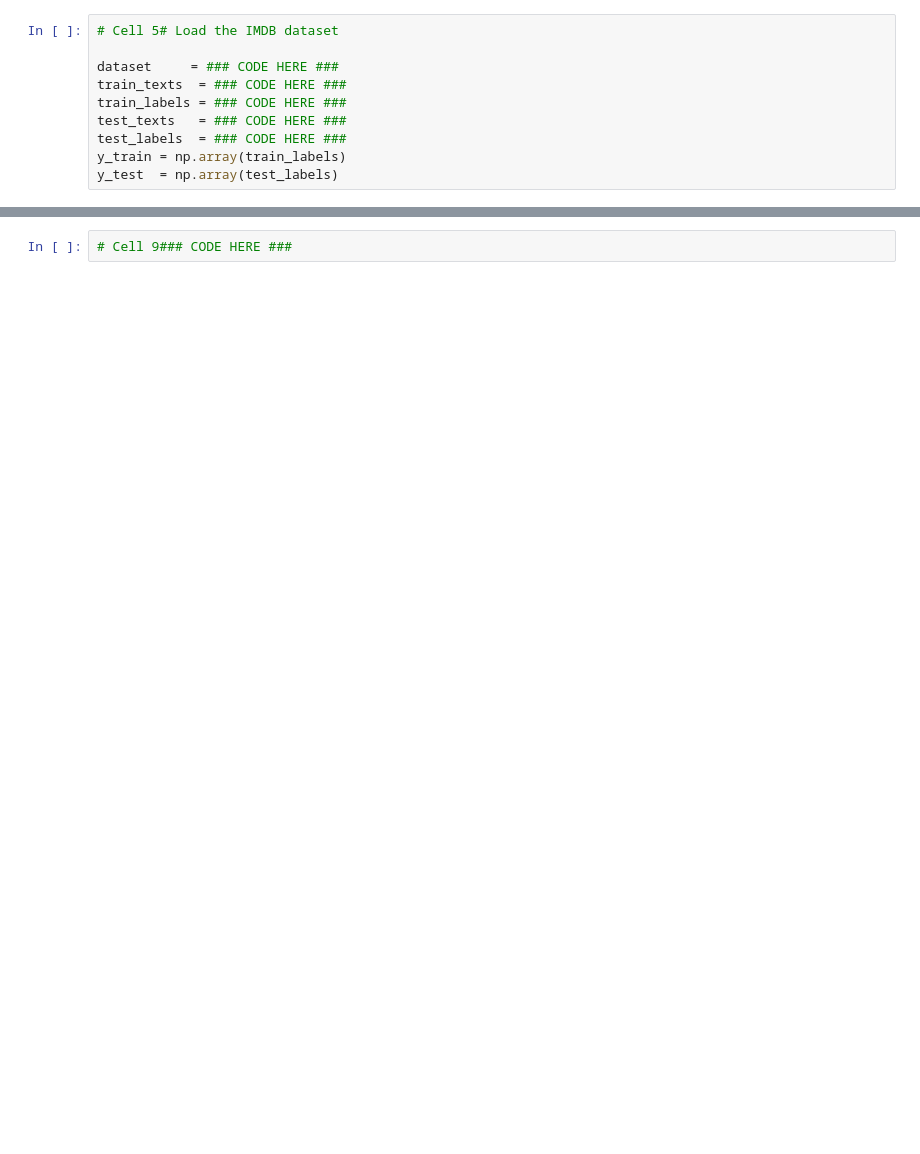
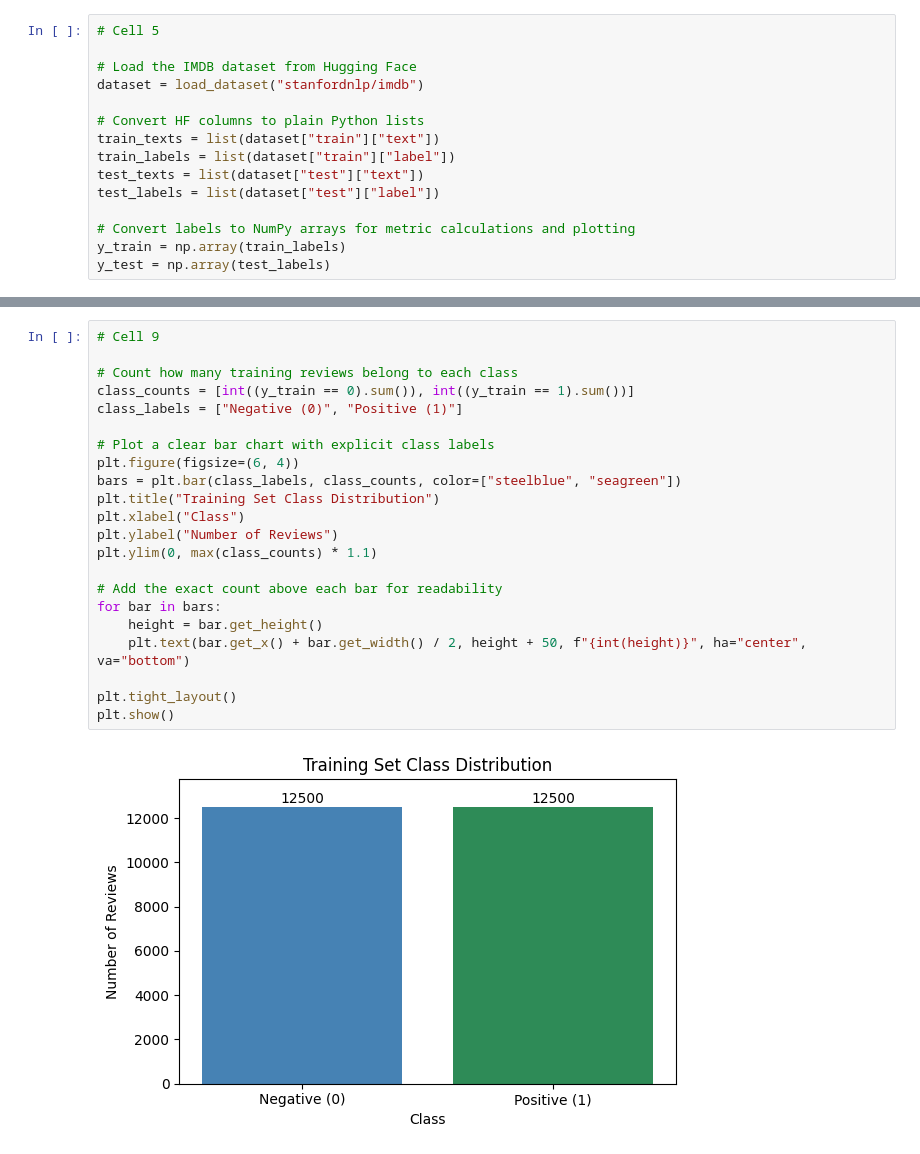
Before and after one commit to koushikroy8711/iitkgp, a Jupyter notebook: Graded Assignment 1 - Jul 18 - Sentiment Analysis Netflix/eb143b18-6af1-48d3-97d7-858ae0e05e34-Classification-Assignment-IMDB/IMDB_Sentiment_Exercise.ipynb, the cells around one changed output, grey strips where cells are left out. Cells and saved outputs as stored; diff of their text form; blank space fills up the shorter version.

Commit message:
Update IMDB notebook exercises and explanations

```diff
--- a/Graded Assignment 1 - Jul 18 - Sentiment Analysis Netflix/eb143b18-6af1-48d3-97d7-858ae0e05e34-Classification-Assignment-IMDB/IMDB_Sentiment_Exercise.ipynb
+++ b/Graded Assignment 1 - Jul 18 - Sentiment Analysis Netflix/eb143b18-6af1-48d3-97d7-858ae0e05e34-Classification-Assignment-IMDB/IMDB_Sentiment_Exercise.ipynb
@@ -77,11 +84,16 @@ Matplotlib is building the font cache; this may take a moment.
 # %%
-# Cell 5# Load the IMDB dataset
+# Cell 5
 
-dataset     = ### CODE HERE ###
-train_texts  = ### CODE HERE ###
-train_labels = ### CODE HERE ###
-test_texts   = ### CODE HERE ###
-test_labels  = ### CODE HERE ###
+# Load the IMDB dataset from Hugging Face
+dataset = load_dataset("stanfordnlp/imdb")
+
+# Convert HF columns to plain Python lists
+train_texts = list(dataset["train"]["text"])
+train_labels = list(dataset["train"]["label"])
+test_texts = list(dataset["test"]["text"])
+test_labels = list(dataset["test"]["label"])
+
+# Convert labels to NumPy arrays for metric calculations and plotting
 y_train = np.array(train_labels)
-y_test  = np.array(test_labels)
+y_test = np.array(test_labels)
 # %%
@@ -94,5 +138,27 @@ y_test  = np.array(test_labels)
 
 Plot a bar chart of positive vs negative counts in the training set.
 # %%
-# Cell 9### CODE HERE ###
+# Cell 9
+
+# Count how many training reviews belong to each class
+class_counts = [int((y_train == 0).sum()), int((y_train == 1).sum())]
+class_labels = ["Negative (0)", "Positive (1)"]
+
+# Plot a clear bar chart with explicit class labels
+plt.figure(figsize=(6, 4))
+bars = plt.bar(class_labels, class_counts, color=["steelblue", "seagreen"])
+plt.title("Training Set Class Distribution")
+plt.xlabel("Class")
+plt.ylabel("Number of Reviews")
+plt.ylim(0, max(class_counts) * 1.1)
+
+# Add the exact count above each bar for readability
+for bar in bars:
+    height = bar.get_height()
+    plt.text(bar.get_x() + bar.get_width() / 2, height + 50, f"{int(height)}", ha="center", va="bottom")
+
+plt.tight_layout()
+plt.show()
+# %% [output]
+[figure, added]
 # %% [markdown]
```
Also changed, not shown: parts of 40 cells of this notebook.
